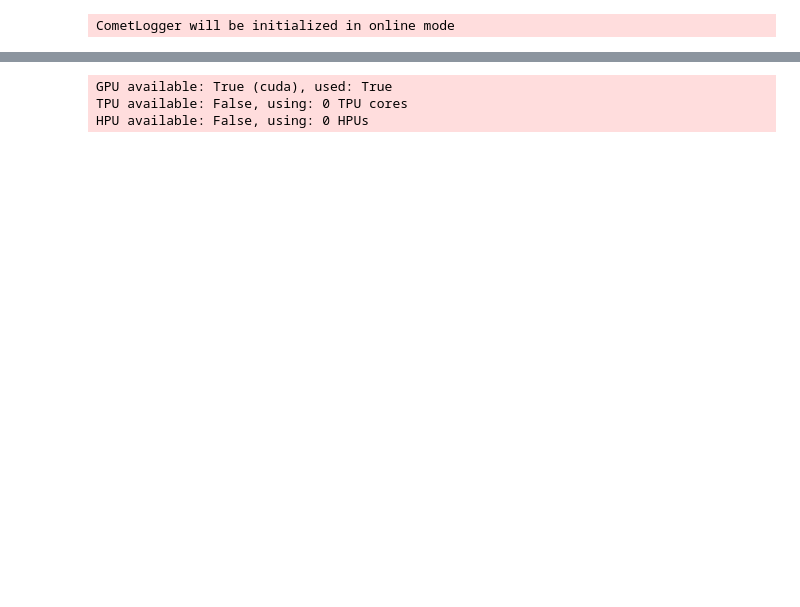
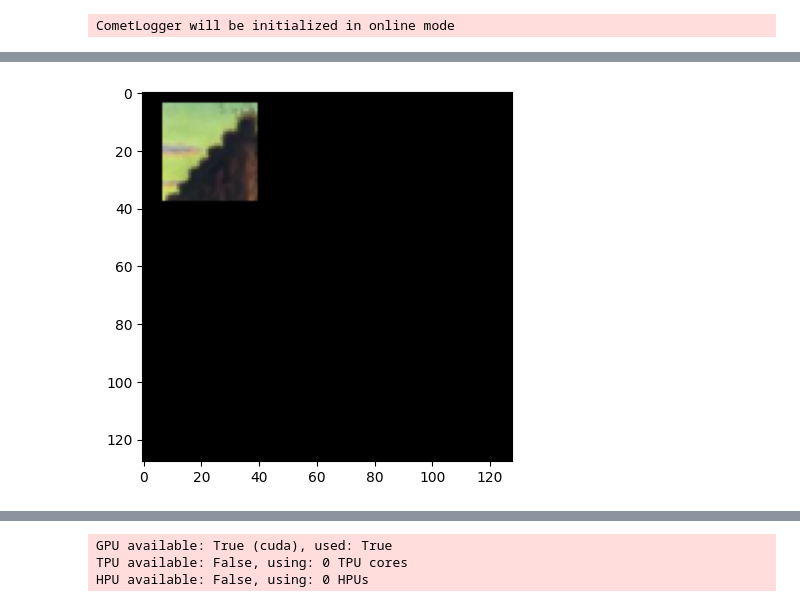
Before and after one commit to anekil/ArtworksReconstruction, a Jupyter notebook: inpainting_training.ipynb, the cells around one changed output, grey strips where cells are left out. Saved outputs shown, nothing was run; the diff lists cells and outputs as text; code cells hidden in the pictures; blank space fills up the shorter version.

```diff
--- a/inpainting_training.ipynb
+++ b/inpainting_training.ipynb
@@ -55,3 +57,10 @@ torch.Size([3, 128, 128]) torch.Size([3, 128, 128])
+# %%
+hole = original_img
+hole[mask == 0] = 0
+plt.imshow(hole)
+plt.show()
+# %% [output]
+[figure, added]
 # %%
 from inpainting.InpaintingGAN import *
 
```
Also changed, not shown: parts of 4 cells of this notebook, 1 other file.
